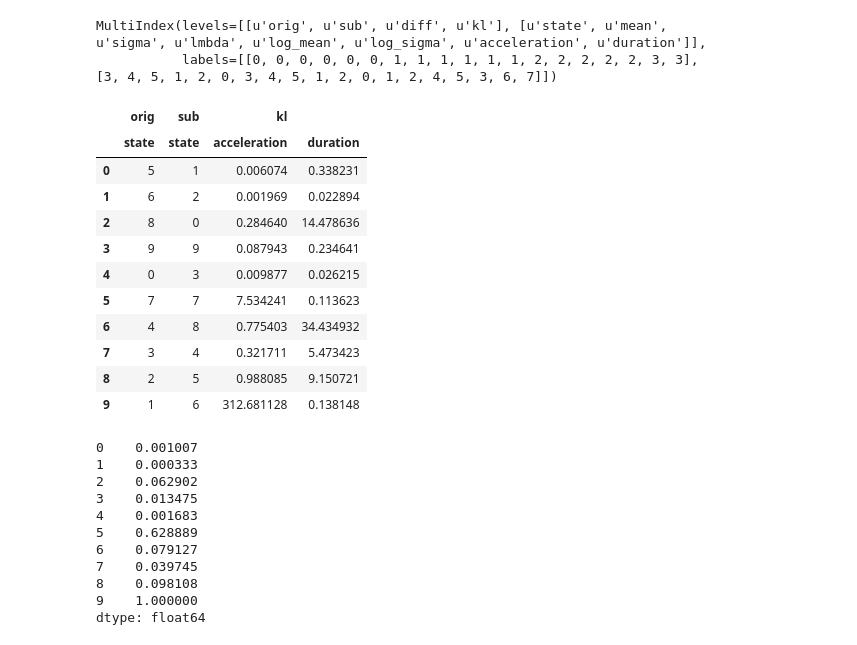
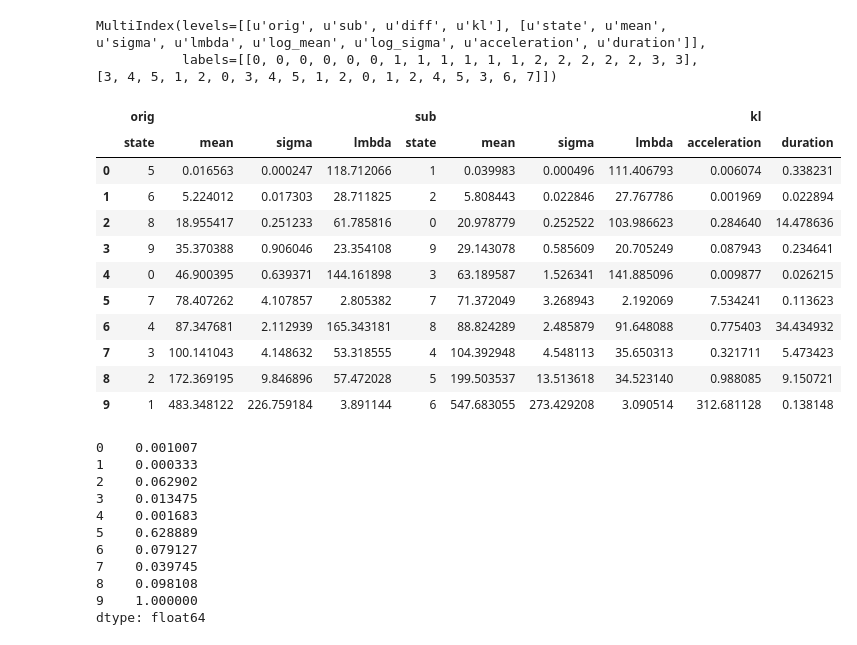
Before and after one commit to wadpac/millenniumcohort-acc, a Jupyter notebook: python/notebooks/Reproducibility.ipynb, the cells around one changed output. Saved outputs shown, nothing was run; the diff lists cells and outputs as text; code cells hidden in the pictures.

```diff
--- a/python/notebooks/Reproducibility.ipynb
+++ b/python/notebooks/Reproducibility.ipynb
@@ -327,20 +347,22 @@ params.columns
 MultiIndex(levels=[[u'orig', u'sub', u'diff', u'kl'], [u'state', u'mean', u'sigma', u'lmbda', u'log_mean', u'log_sigma', u'acceleration', u'duration']],
            labels=[[0, 0, 0, 0, 0, 0, 1, 1, 1, 1, 1, 1, 2, 2, 2, 2, 2, 3, 3], [3, 4, 5, 1, 2, 0, 3, 4, 5, 1, 2, 0, 1, 2, 4, 5, 3, 6, 7]])
 # %%
-params.loc[:, [('orig', 'state'), ('sub','state'), ('kl', 'acceleration'), ('kl', 'duration')]]
+params.loc[:, [('orig', 'state'), ('orig', 'mean'), ('orig', 'sigma'), ('orig', 'lmbda'),
+               ('sub','state'), ('sub', 'mean'), ('sub', 'sigma'), ('sub', 'lmbda'),
+               ('kl', 'acceleration'), ('kl', 'duration')]]
 # %% [output]
-|  | orig | sub | kl |  |
-|  | state | state | acceleration | duration |
-| 0 | 5 | 1 | 0.006074 | 0.338231 |
-| 1 | 6 | 2 | 0.001969 | 0.022894 |
-| 2 | 8 | 0 | 0.284640 | 14.478636 |
-| 3 | 9 | 9 | 0.087943 | 0.234641 |
-| 4 | 0 | 3 | 0.009877 | 0.026215 |
-| 5 | 7 | 7 | 7.534241 | 0.113623 |
-| 6 | 4 | 8 | 0.775403 | 34.434932 |
-| 7 | 3 | 4 | 0.321711 | 5.473423 |
-| 8 | 2 | 5 | 0.988085 | 9.150721 |
-| 9 | 1 | 6 | 312.681128 | 0.138148 |
+|  | orig |  |  |  | sub |  |  |  | kl |  |
+|  | state | mean | sigma | lmbda | state | mean | sigma | lmbda | acceleration | duration |
+| 0 | 5 | 0.016563 | 0.000247 | 118.712066 | 1 | 0.039983 | 0.000496 | 111.406793 | 0.006074 | 0.338231 |
+| 1 | 6 | 5.224012 | 0.017303 | 28.711825 | 2 | 5.808443 | 0.022846 | 27.767786 | 0.001969 | 0.022894 |
+| 2 | 8 | 18.955417 | 0.251233 | 61.785816 | 0 | 20.978779 | 0.252522 | 103.986623 | 0.284640 | 14.478636 |
+| 3 | 9 | 35.370388 | 0.906046 | 23.354108 | 9 | 29.143078 | 0.585609 | 20.705249 | 0.087943 | 0.234641 |
+| 4 | 0 | 46.900395 | 0.639371 | 144.161898 | 3 | 63.189587 | 1.526341 | 141.885096 | 0.009877 | 0.026215 |
+| 5 | 7 | 78.407262 | 4.107857 | 2.805382 | 7 | 71.372049 | 3.268943 | 2.192069 | 7.534241 | 0.113623 |
+| 6 | 4 | 87.347681 | 2.112939 | 165.343181 | 8 | 88.824289 | 2.485879 | 91.648088 | 0.775403 | 34.434932 |
+| 7 | 3 | 100.141043 | 4.148632 | 53.318555 | 4 | 104.392948 | 4.548113 | 35.650313 | 0.321711 | 5.473423 |
+| 8 | 2 | 172.369195 | 9.846896 | 57.472028 | 5 | 199.503537 | 13.513618 | 34.523140 | 0.988085 | 9.150721 |
+| 9 | 1 | 483.348122 | 226.759184 | 3.891144 | 6 | 547.683055 | 273.429208 | 3.090514 | 312.681128 | 0.138148 |
 # %%
 def hellinger_distance((mu_p, sigma_p), (mu_q, sigma_q)):
     term1 = np.sqrt((2*sigma_p*sigma_q)/(np.square(sigma_p)+np.square(sigma_q)))
```
Also changed, not shown: parts of 1 cell of this notebook.
